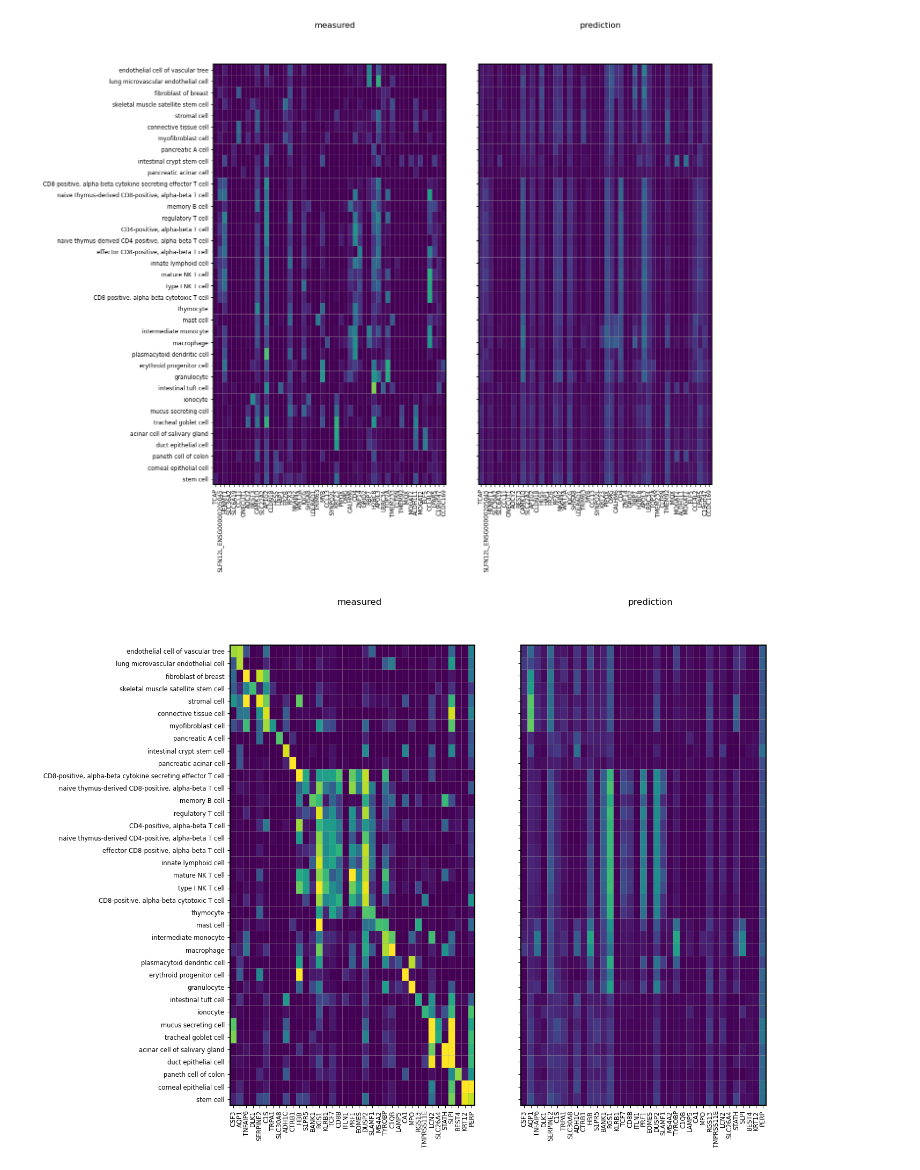
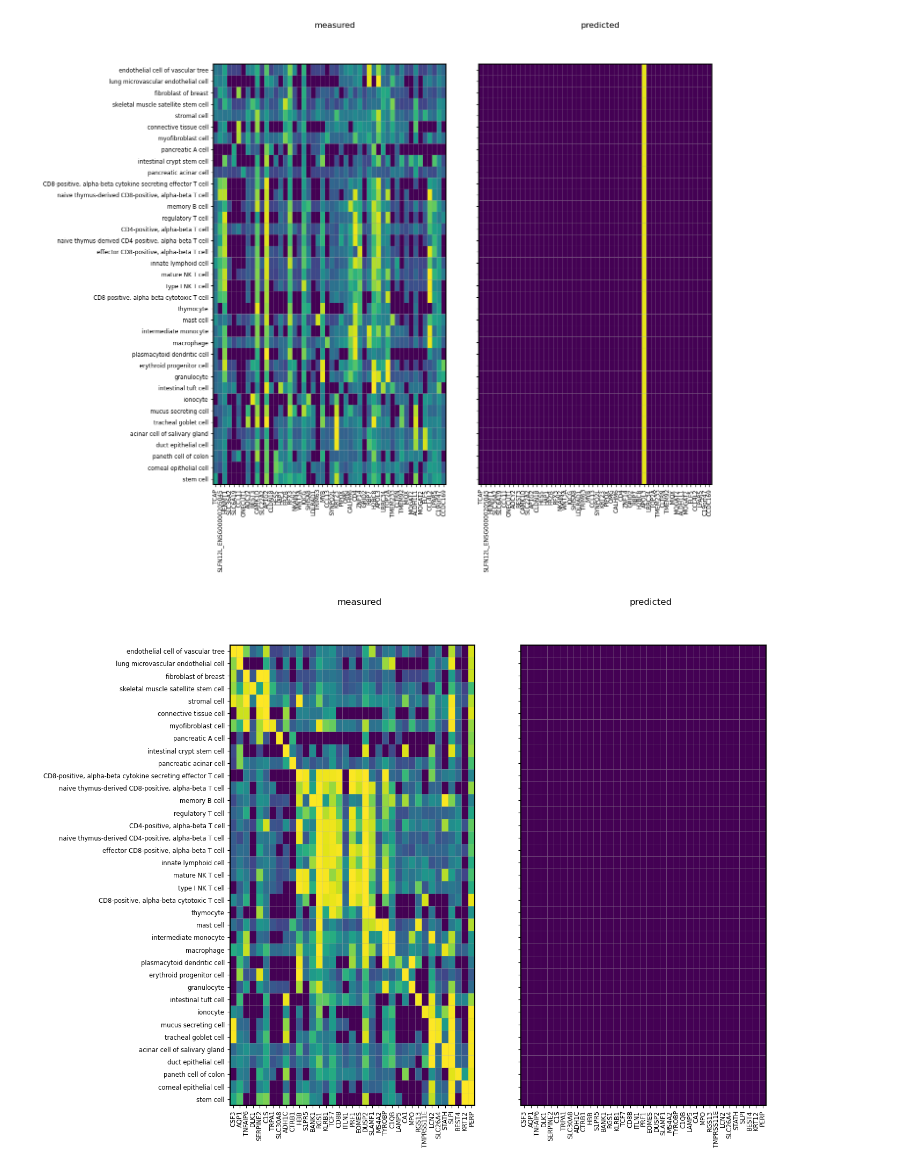
Before and after one commit to sofroniewn/rosa, a Jupyter notebook: notebooks/predict_transformer.ipynb, the cells around one changed output. Drawn from its saved outputs; the diff is of its cells as text; code cells hidden in the pictures.

Commit message:
better support for binned data

```diff
--- a/notebooks/predict_transformer.ipynb
+++ b/notebooks/predict_transformer.ipynb
@@ -5,17 +5,16 @@ from glob import  glob
 from rosa import  predict
 
 
-BASE_DIR = "/home/ec2-user/outputs/2023-03-09/05-57-31"
+BASE_DIR = "/Users/nsofroniew/Documents/data/rosa/outputs/2023-03-09/21-32-17" # /home/ec2-user/
 config_dir = BASE_DIR + "/.hydra"
 
 with hydra.initialize_config_dir(config_dir=config_dir):
     config = hydra.compose(config_name="config", overrides=OmegaConf.load(config_dir + "/overrides.yaml"))
 
     chkpts = BASE_DIR + "/checkpoints/epoch=*.ckpt"
-    # chkpts = BASE_DIR + "/checkpoints/last.ckpt"
     chkpt = glob(chkpts)[0]
 
-    adata = predict(config, chkpt)
+    adata, rdm, rlm = predict(config, chkpt)
 
 # display(adata)
 print(chkpt)
@@ -64,0 +84,7 @@ plot_expression_and_correlation(adata_test, results)
+# %%
+if config.data_module.data.expression_transform.n_bins is not None:
+    max_expression_val = config.data_module.data.expression_transform.n_bins
+else:
+    max_expression_val = 6
+
+plot_expression_and_correlation(adata_test, results, max_expression_val=max_expression_val)
@@ -70,11 +98,11 @@ marker_genes = adata_test.var[adata_test.var['highly_variable']]['feature_name']
 np.random.seed(42)
 marker_genes = np.random.choice(marker_genes, 50)
 
-plot_marker_gene_heatmap(adata_test, marker_genes)
+plot_marker_gene_heatmap(adata_test, marker_genes, max_expression_val=max_expression_val)
 # %% [output]
-[figure, old version]
+[figure, new version]
 # %%
 marker_genes_dict = adata_test.obs.set_index('label').to_dict()['marker_feature_name']
-plot_marker_gene_heatmap(adata_test, marker_genes_dict)
+plot_marker_gene_heatmap(adata_test, marker_genes_dict, max_expression_val=max_expression_val)
 # %% [output]
-[figure, old version]
+[figure, new version]
```
Also changed, not shown: parts of 15 cells of this notebook, 11 other files.
